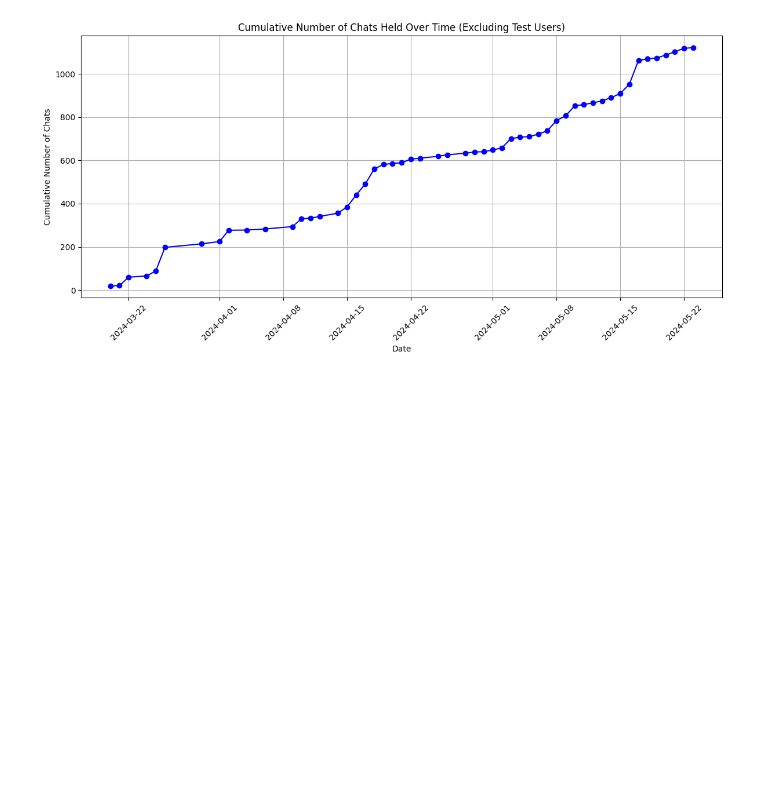
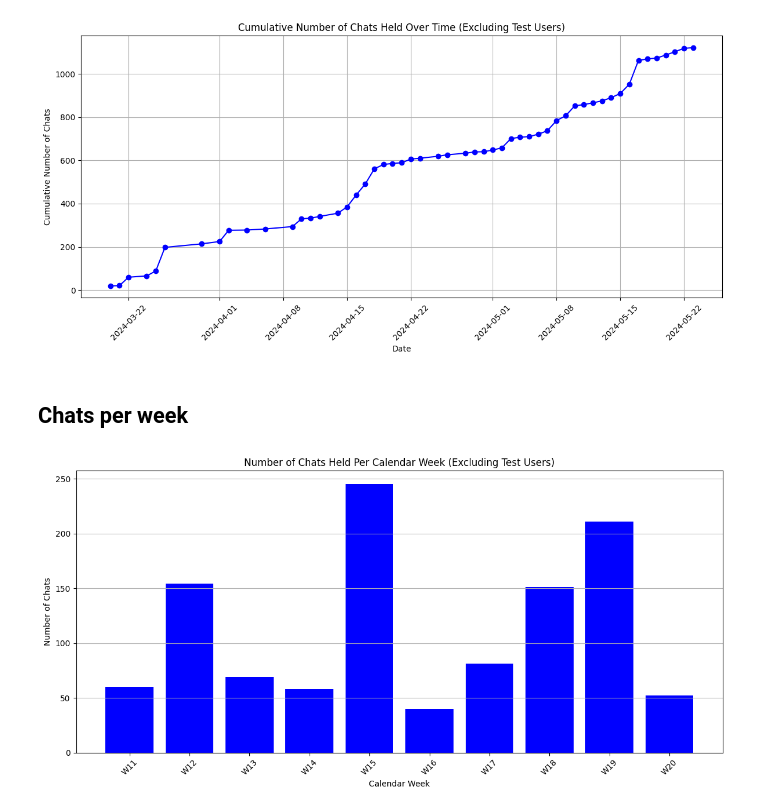
Before and after one commit to nattvara/DA231X, a Jupyter notebook: results/notebooks/usage.ipynb, the cells around one changed output. Saved outputs shown, nothing was run; the diff lists cells and outputs as text; code cells hidden in the pictures; blank space fills up the shorter version.

Commit message:
add chats per week

```diff
--- a/results/notebooks/usage.ipynb
+++ b/results/notebooks/usage.ipynb
@@ -95,3 +95,30 @@ plt.tight_layout()
 plt.show()
 # %% [output]
 [figure]
+# %% [markdown]
+## Chats per week
+# %%
+df_chats = dataframes['chats']
+df_sessions = dataframes['sessions']
+
+df_chats['created_at'] = pd.to_datetime(df_chats['created_at'])
+
+df_merged = pd.merge(df_chats, df_sessions[['id', 'is_test_user']], left_on='session_id', right_on='id', how='left')
+
+df_filtered = df_merged[df_merged['is_test_user'] == False].copy()
+
+df_filtered['week'] = df_filtered['created_at'].dt.strftime('W%U')
+
+chats_per_week_calendar = df_filtered.groupby('week').size()
+
+plt.figure(figsize=(12, 6))
+plt.bar(chats_per_week_calendar.index, chats_per_week_calendar.values, color='b')
+plt.title('Number of Chats Held Per Calendar Week (Excluding Test Users)')
+plt.xlabel('Calendar Week')
+plt.ylabel('Number of Chats')
+plt.grid(axis='y')
+plt.xticks(rotation=45)
+plt.tight_layout()
+plt.show()
+# %% [output]
+[figure, added]
```
